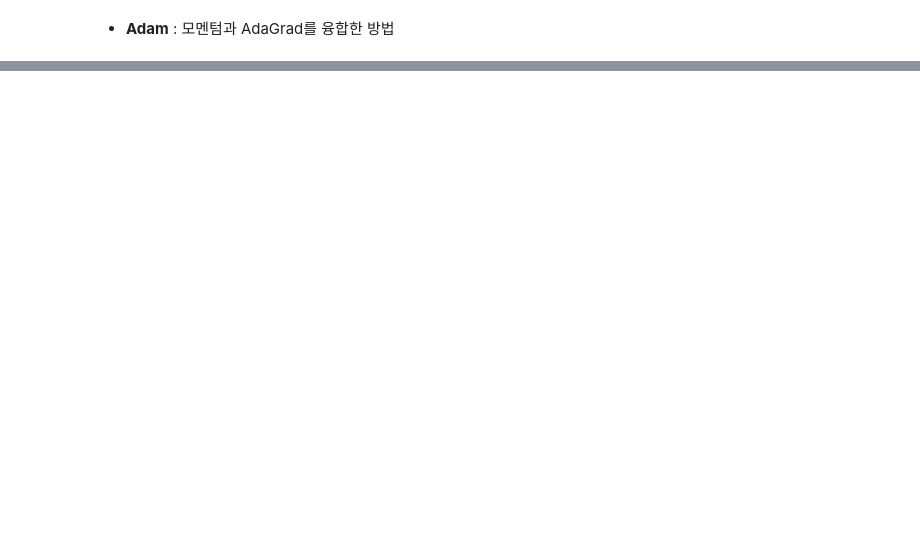
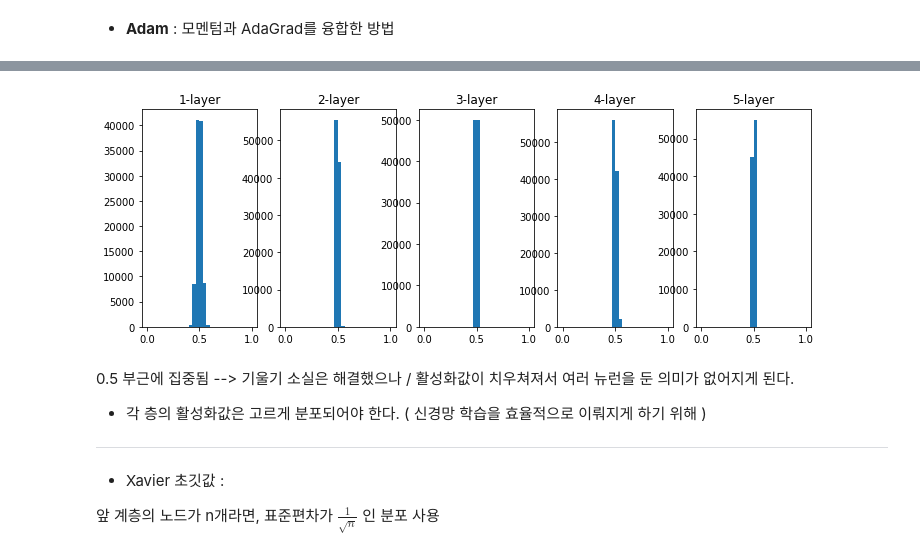
Before and after one commit to hyeon1263/BigAI, a Jupyter notebook: 밑바닥부터 시작하는 딥러닝/Chapter06.ipynb, the cells around one changed output, grey strips where cells are left out. Drawn from its saved outputs; the diff is of its cells as text; code cells hidden in the pictures; blank space fills up the shorter version.

```diff
--- a/밑바닥부터 시작하는 딥러닝/Chapter06.ipynb
+++ b/밑바닥부터 시작하는 딥러닝/Chapter06.ipynb
@@ -216,0 +342,39 @@ plt.show()
+# %%
+# 가중치 표준편차 바꿔서 실험
+
+def sigmoid(x):
+    return 1 / (1 + np.exp(-x))
+
+x = np.random.randn(1000, 100)
+node_num = 100
+hidden_layer_size = 5
+activations = {}
+
+for i in range(hidden_layer_size):
+    if i != 0:
+        x = activations[i-1]
+
+    w = np.random.randn(node_num, node_num) * 0.01   # 가중치의 표준편차가 0.01인 정규분포
+    a = np.dot(x, w)
+    z = sigmoid(a)
+    activations[i] = z
+# %%
+plt.figure(figsize=(12,4))
+
+for i, a in activations.items():
+    plt.subplot(1, len(activations), i+1)
+    plt.title(str(i+1) + '-layer')
+    plt.hist(a.flatten(), 30, range=(0,1))
+plt.show()
+# %% [output]
+[figure, added]
+# %% [markdown]
+0.5 부근에 집중됨 --> 기울기 소실은 해결했으나 / 활성화값이 치우쳐져서 여러 뉴런을 둔 의미가 없어지게 된다.
+
+- 각 층의 활성화값은 고르게 분포되어야 한다. ( 신경망 학습을 효율적으로 이뤄지게 하기 위해 )
+
+---
+# %% [markdown]
+- Xavier 초깃값 :
+
+ 앞 계층의 노드가 n개라면, 표준편차가 $\frac{1}{\sqrt{n}}$ 인 분포 사용
```
Also changed, not shown: parts of 39 cells of this notebook.
